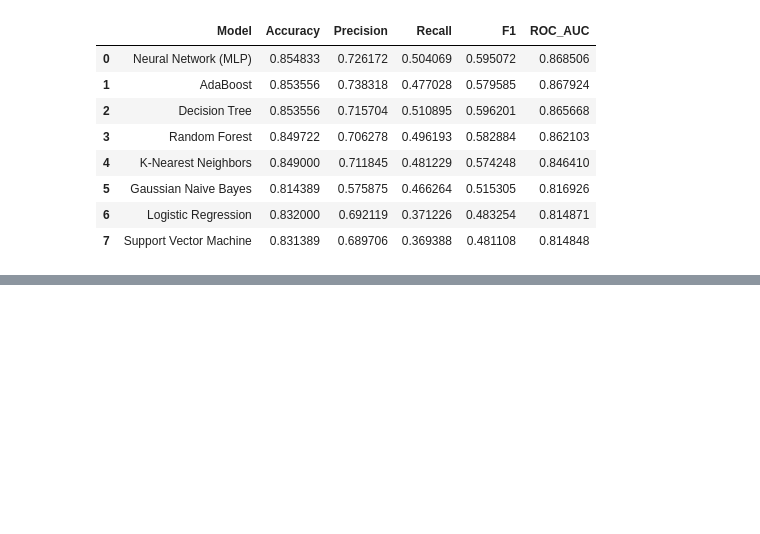
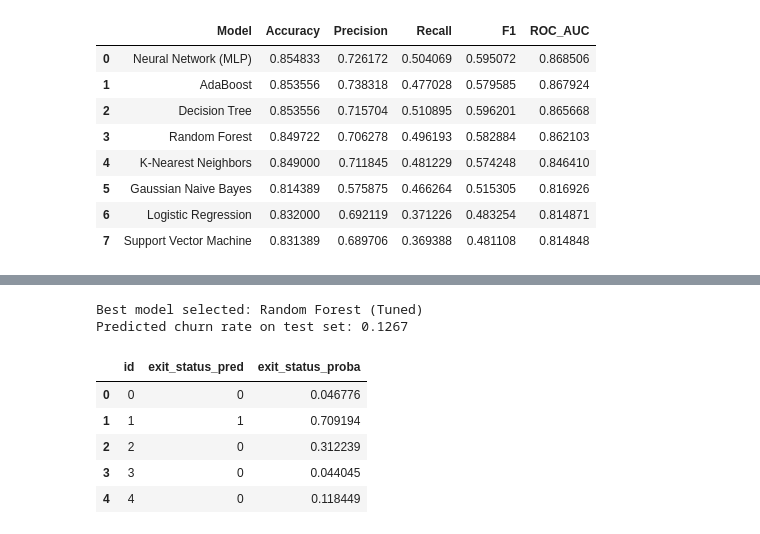
Before and after one commit to ANUPAM7209/building-fastapi, a Jupyter notebook: notebookeca64d7ae5.ipynb, the cells around one changed output, grey strips where cells are left out. Cells and saved outputs as stored; diff of their text form; code cells hidden in the pictures; blank space fills up the shorter version.

```diff
--- a/notebookeca64d7ae5.ipynb
+++ b/notebookeca64d7ae5.ipynb
@@ -385,0 +501,25 @@ baseline_df
+# %%
+best_model_name = combined_df.iloc[0]['Model']
+best_pipe = tuned_fitted[best_model_name] if best_model_name in tuned_fitted else fitted_models[best_model_name]
+print('Best model selected:', best_model_name)
+
+test_predictions = best_pipe.predict(X_test_final)
+test_probabilities = best_pipe.predict_proba(X_test_final)[:, 1]
+
+submission = pd.DataFrame({
+    'id': test['id'],
+    'exit_status_pred': test_predictions,
+    'exit_status_proba': test_probabilities
+})
+submission.to_csv('submission.csv', index=False)
+print('Predicted churn rate on test set:', round(test_predictions.mean(), 4))
+submission.head()
+# %% [output]
+Best model selected: Random Forest (Tuned)
+Predicted churn rate on test set: 0.1267
+|  | id | exit_status_pred | exit_status_proba |
+| 0 | 0 | 0 | 0.046776 |
+| 1 | 1 | 1 | 0.709194 |
+| 2 | 2 | 0 | 0.312239 |
+| 3 | 3 | 0 | 0.044045 |
+| 4 | 4 | 0 | 0.118449 |
```
Also changed, not shown: parts of 8 cells of this notebook.
